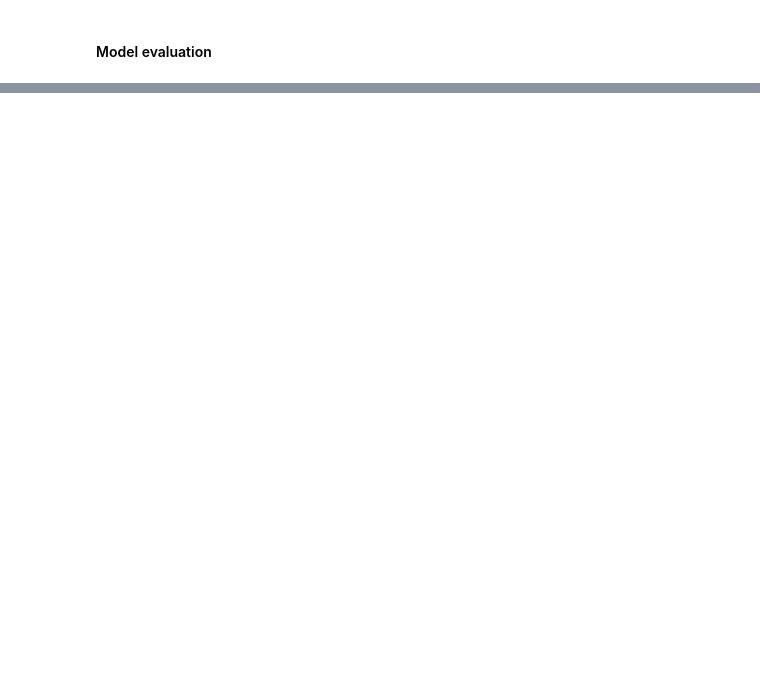
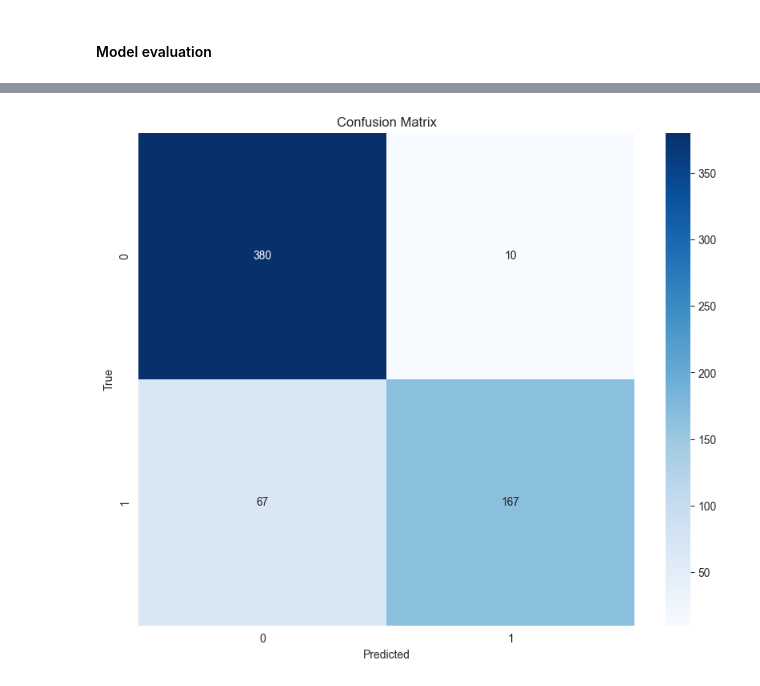
Before and after one commit to MoHassan01/Medical-image-analysis, a Jupyter notebook: main.ipynb, the cells around one changed output, grey strips where cells are left out. Drawn from its saved outputs; the diff is of its cells as text; code cells hidden in the pictures; blank space fills up the shorter version.

Commit message:
Model

```diff
--- a/main.ipynb
+++ b/main.ipynb
@@ -206,0 +221,6 @@ ValueError: Failed to find data adapter that can handle input: <class 'numpy.nda
+# %%
+# Loading the model and training history
+model = load_model('model.h5')
+
+with open('training_history.pkl', 'rb') as file:
+    history = pickle.load(file)
@@ -206,0 +280,15 @@ ValueError: Failed to find data adapter that can handle input: <class 'numpy.nda
+# %%
+# Getting predictions, confusion matrix
+y_pred = model.predict(X_test)
+y_pred_classes = np.argmax(y_pred, axis=1)
+y_true = np.argmax(y_test, axis=1)
+
+cm = confusion_matrix(y_true, y_pred_classes)
+
+plt.figure(figsize=(10,8))
+sns.heatmap(cm, annot=True, fmt='d', cmap='Blues')
+plt.title('Confusion Matrix')
+plt.xlabel('Predicted')
+plt.ylabel('True')
+plt.show()
+# %% [output]
@@ -206,0 +296 @@ ValueError: Failed to find data adapter that can handle input: <class 'numpy.nda
+[figure, added]
```
Also changed, not shown: parts of 10 cells of this notebook, 2 other files.
